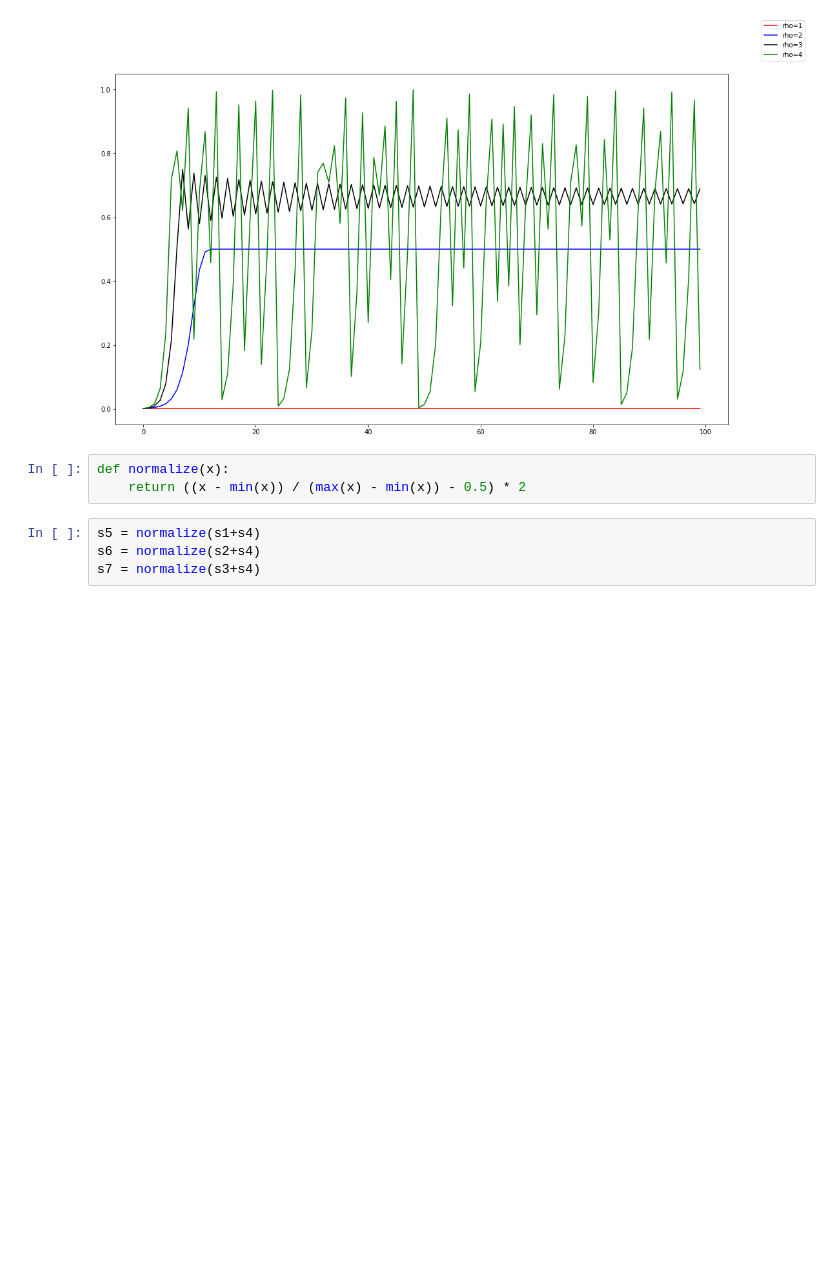
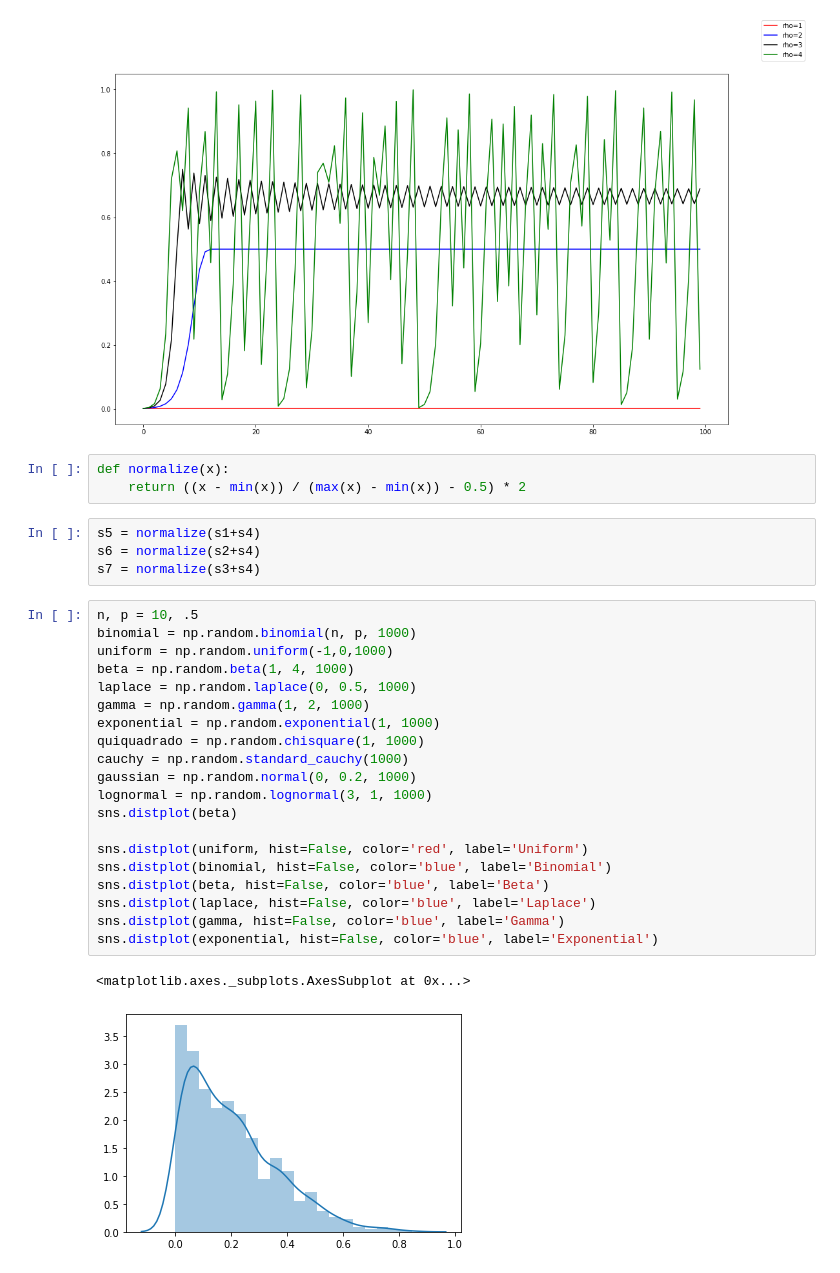
Before and after one commit to AdrianoPereira/cap239, a Jupyter notebook: homework_spectral_analysis.ipynb, the cells around one changed output. Cells and saved outputs as stored; diff of their text form; blank space fills up the shorter version.

```diff
--- a/homework_spectral_analysis.ipynb
+++ b/homework_spectral_analysis.ipynb
@@ -74,3 +73,26 @@ def normalize(x):
 s5 = normalize(s1+s4)
 s6 = normalize(s2+s4)
 s7 = normalize(s3+s4)
+# %%
+n, p = 10, .5
+binomial = np.random.binomial(n, p, 1000)
+uniform = np.random.uniform(-1,0,1000)
+beta = np.random.beta(1, 4, 1000)
+laplace = np.random.laplace(0, 0.5, 1000)
+gamma = np.random.gamma(1, 2, 1000)
+exponential = np.random.exponential(1, 1000)
+quiquadrado = np.random.chisquare(1, 1000)
+cauchy = np.random.standard_cauchy(1000)
+gaussian = np.random.normal(0, 0.2, 1000)
+lognormal = np.random.lognormal(3, 1, 1000)
+sns.distplot(beta)
+
+sns.distplot(uniform, hist=False, color='red', label='Uniform')
+sns.distplot(binomial, hist=False, color='blue', label='Binomial')
+sns.distplot(beta, hist=False, color='blue', label='Beta')
+sns.distplot(laplace, hist=False, color='blue', label='Laplace')
+sns.distplot(gamma, hist=False, color='blue', label='Gamma')
+sns.distplot(exponential, hist=False, color='blue', label='Exponential')
+# %% [output]
+<matplotlib.axes._subplots.AxesSubplot at 0x...>
+[figure, added]
```
Also changed, not shown: parts of 15 cells of this notebook, 21 other files.
